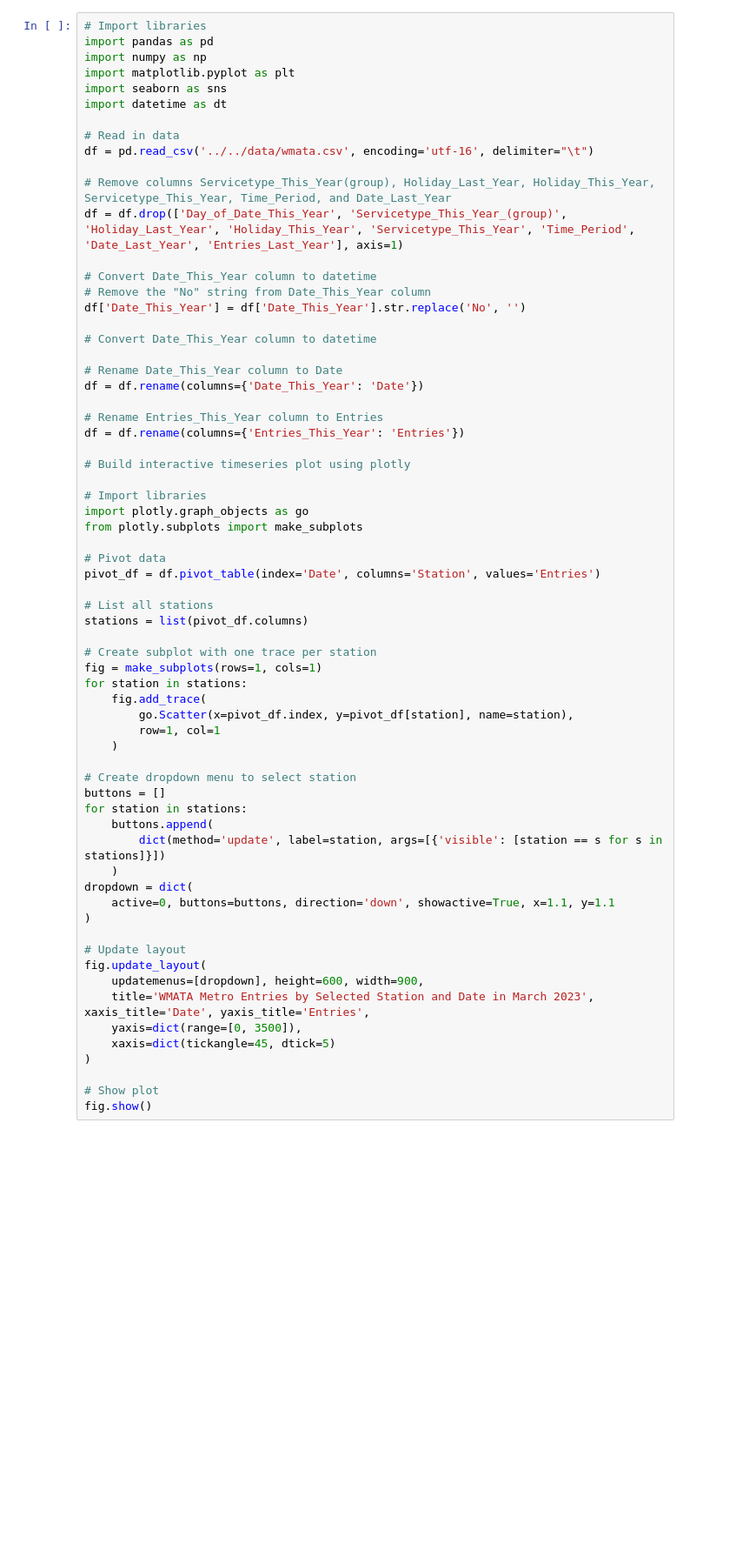
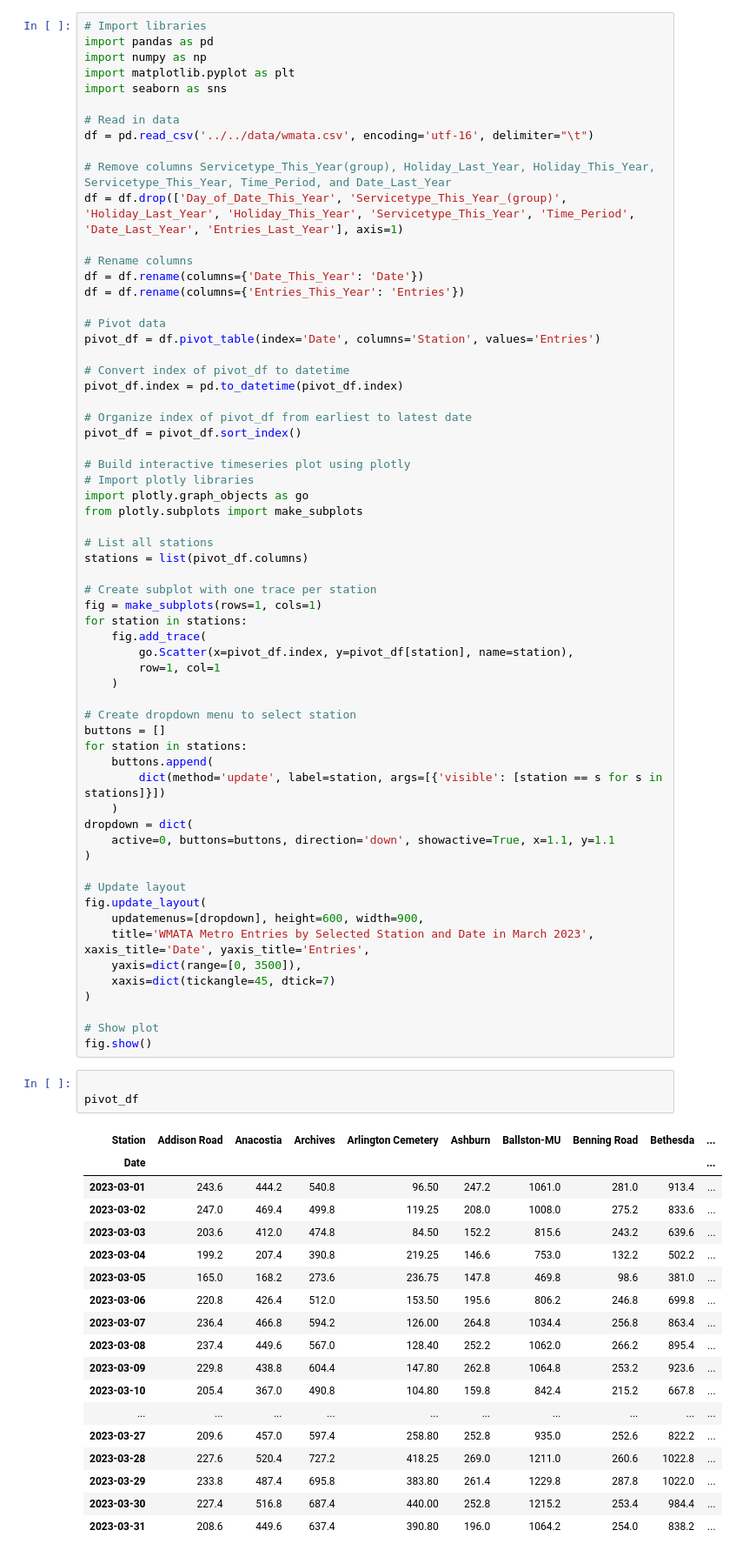
Before and after one commit to valeriavla/dc_walkability, a Jupyter notebook: code/wmata/wmata_timeseries.ipynb, the cells around one changed output. Shown at 87% size. Saved outputs shown, nothing was run; the diff lists cells and outputs as text; blank space fills up the shorter version.

Commit message:
edit timeseries plot

```diff
--- a/code/wmata/wmata_timeseries.ipynb
+++ b/code/wmata/wmata_timeseries.ipynb
@@ -4,7 +4,6 @@ import pandas as pd
 import numpy as np
 import matplotlib.pyplot as plt
 import seaborn as sns
-import datetime as dt
 
 # Read in data
 df = pd.read_csv('../../data/wmata.csv', encoding='utf-16', delimiter="\t")
@@ -12,26 +11,23 @@ df = pd.read_csv('../../data/wmata.csv', encoding='utf-16', delimiter="\t")
 # Remove columns Servicetype_This_Year(group), Holiday_Last_Year, Holiday_This_Year, Servicetype_This_Year, Time_Period, and Date_Last_Year
 df = df.drop(['Day_of_Date_This_Year', 'Servicetype_This_Year_(group)', 'Holiday_Last_Year', 'Holiday_This_Year', 'Servicetype_This_Year', 'Time_Period', 'Date_Last_Year', 'Entries_Last_Year'], axis=1)
 
-# Convert Date_This_Year column to datetime
-# Remove the "No" string from Date_This_Year column
-df['Date_This_Year'] = df['Date_This_Year'].str.replace('No', '')
-
-# Convert Date_This_Year column to datetime
-
-# Rename Date_This_Year column to Date
+# Rename columns
 df = df.rename(columns={'Date_This_Year': 'Date'})
-
-# Rename Entries_This_Year column to Entries
 df = df.rename(columns={'Entries_This_Year': 'Entries'})
-
-# Build interactive timeseries plot using plotly
-
-# Import libraries
-import plotly.graph_objects as go
-from plotly.subplots import make_subplots
 
 # Pivot data
 pivot_df = df.pivot_table(index='Date', columns='Station', values='Entries')
+
+# Convert index of pivot_df to datetime
+pivot_df.index = pd.to_datetime(pivot_df.index)
+
+# Organize index of pivot_df from earliest to latest date
+pivot_df = pivot_df.sort_index()
+
+# Build interactive timeseries plot using plotly
+# Import plotly libraries
+import plotly.graph_objects as go
+from plotly.subplots import make_subplots
 
 # List all stations
 stations = list(pivot_df.columns)
@@ -59,8 +55,30 @@ fig.update_layout(
     updatemenus=[dropdown], height=600, width=900,
     title='WMATA Metro Entries by Selected Station and Date in March 2023', xaxis_title='Date', yaxis_title='Entries',
     yaxis=dict(range=[0, 3500]),
-    xaxis=dict(tickangle=45, dtick=5)
+    xaxis=dict(tickangle=45, dtick=7)
 )
 
 # Show plot
 fig.show()
+# %%
+
+pivot_df
+# %% [output]
+| Station | Addison Road | Anacostia | Archives | Arlington Cemetery | Ashburn | Ballston-MU | Benning Road | Bethesda | ... |
+| Date |  |  |  |  |  |  |  |  | ... |
+| 2023-03-01 | 243.6 | 444.2 | 540.8 | 96.50 | 247.2 | 1061.0 | 281.0 | 913.4 | ... |
+| 2023-03-02 | 247.0 | 469.4 | 499.8 | 119.25 | 208.0 | 1008.0 | 275.2 | 833.6 | ... |
+| 2023-03-03 | 203.6 | 412.0 | 474.8 | 84.50 | 152.2 | 815.6 | 243.2 | 639.6 | ... |
+| 2023-03-04 | 199.2 | 207.4 | 390.8 | 219.25 | 146.6 | 753.0 | 132.2 | 502.2 | ... |
+| 2023-03-05 | 165.0 | 168.2 | 273.6 | 236.75 | 147.8 | 469.8 | 98.6 | 381.0 | ... |
+| 2023-03-06 | 220.8 | 426.4 | 512.0 | 153.50 | 195.6 | 806.2 | 246.8 | 699.8 | ... |
+| 2023-03-07 | 236.4 | 466.8 | 594.2 | 126.00 | 264.8 | 1034.4 | 256.8 | 863.4 | ... |
+| 2023-03-08 | 237.4 | 449.6 | 567.0 | 128.40 | 252.2 | 1062.0 | 266.2 | 895.4 | ... |
+| 2023-03-09 | 229.8 | 438.8 | 604.4 | 147.80 | 262.8 | 1064.8 | 253.2 | 923.6 | ... |
+| 2023-03-10 | 205.4 | 367.0 | 490.8 | 104.80 | 159.8 | 842.4 | 215.2 | 667.8 | ... |
+| ... | ... | ... | ... | ... | ... | ... | ... | ... | ... |
+| 2023-03-27 | 209.6 | 457.0 | 597.4 | 258.80 | 252.8 | 935.0 | 252.6 | 822.2 | ... |
+| 2023-03-28 | 227.6 | 520.4 | 727.2 | 418.25 | 269.0 | 1211.0 | 260.6 | 1022.8 | ... |
+| 2023-03-29 | 233.8 | 487.4 | 695.8 | 383.80 | 261.4 | 1229.8 | 287.8 | 1022.0 | ... |
+| 2023-03-30 | 227.4 | 516.8 | 687.4 | 440.00 | 252.8 | 1215.2 | 253.4 | 984.4 | ... |
+| 2023-03-31 | 208.6 | 449.6 | 637.4 | 390.80 | 196.0 | 1064.2 | 254.0 | 838.2 | ... |
```
Also changed, not shown: parts of 2 cells of this notebook, 2 other files.
